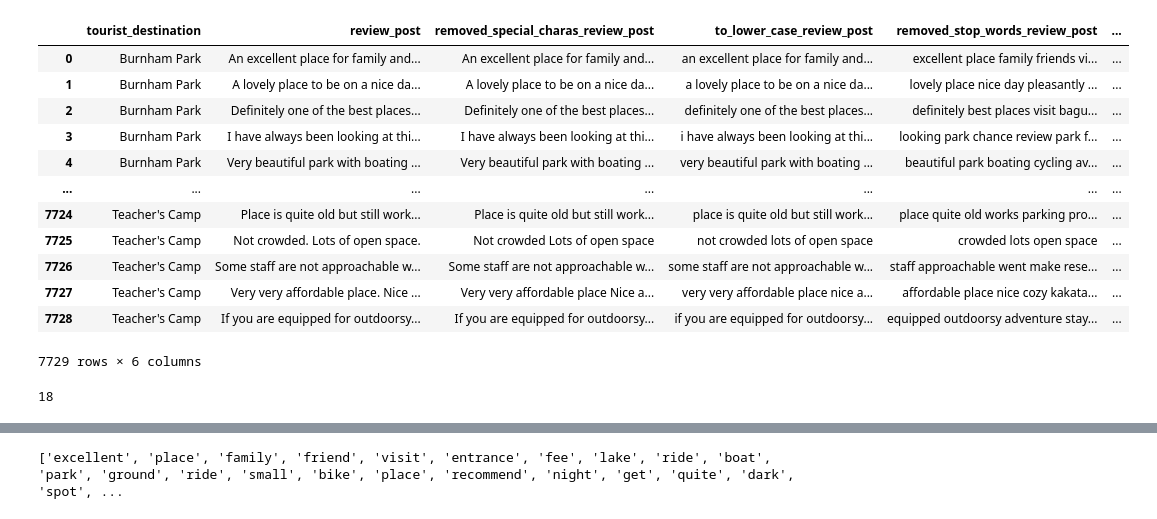
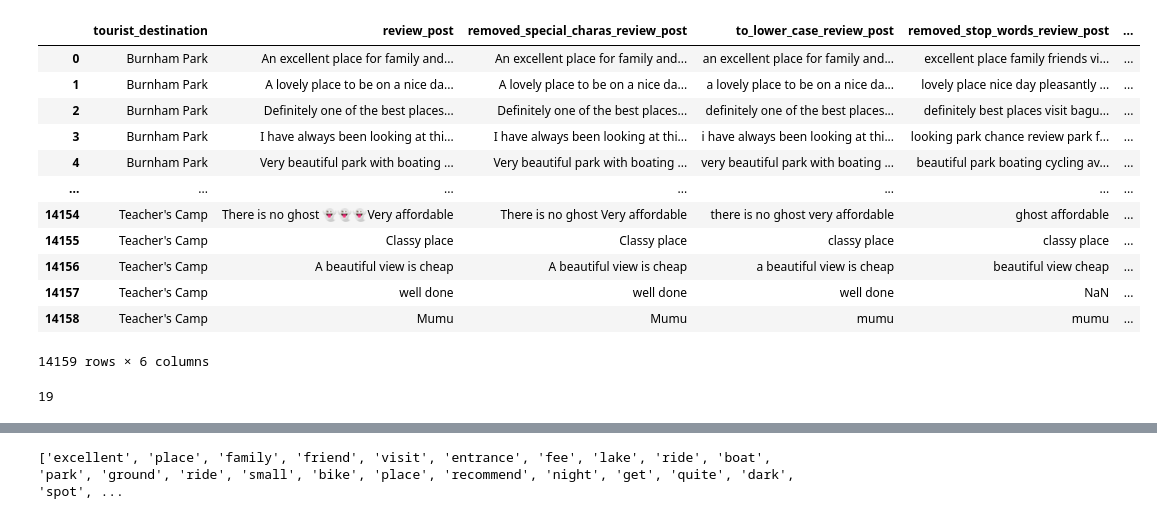
Before and after one commit to CS-HELL/PH-TouristSpots-Analysis, a Jupyter notebook: training/initial.ipynb, the cells around one changed output, grey strips where cells are left out. Cells and saved outputs as stored; diff of their text form; code cells hidden in the pictures.

```diff
--- a/training/initial.ipynb
+++ b/training/initial.ipynb
@@ -1,23 +1,24 @@
 # %%
 import pandas as pd
 
-data = pd.read_csv('../csv/cleaned/cleaned_variations_review_posts.csv')
+data = pd.read_csv('../csv/cleaned/cleaned_variations_review_posts2.csv')
 data
 # %% [output]
 |  | tourist_destination | review_post | removed_special_charas_review_post | to_lower_case_review_post | removed_stop_words_review_post | ... |
 | 0 | Burnham Park | An excellent place for family and... | An excellent place for family and... | an excellent place for family and... | excellent place family friends vi... | ... |
 | 1 | Burnham Park | A lovely place to be on a nice da... | A lovely place to be on a nice da... | a lovely place to be on a nice da... | lovely place nice day pleasantly ... | ... |
 | 2 | Burnham Park | Definitely one of the best places... | Definitely one of the best places... | definitely one of the best places... | definitely best places visit bagu... | ... |
 | 3 | Burnham Park | I have always been looking at thi... | I have always been looking at thi... | i have always been looking at thi... | looking park chance review park f... | ... |
 | 4 | Burnham Park | Very beautiful park with boating ... | Very beautiful park with boating ... | very beautiful park with boating ... | beautiful park boating cycling av... | ... |
 | ... | ... | ... | ... | ... | ... | ... |
-| 7724 | Teacher's Camp | Place is quite old but still work... | Place is quite old but still work... | place is quite old but still work... | place quite old works parking pro... | ... |
-| 7725 | Teacher's Camp | Not crowded. Lots of open space. | Not crowded Lots of open space | not crowded lots of open space | crowded lots open space | ... |
-| 7726 | Teacher's Camp | Some staff are not approachable w... | Some staff are not approachable w... | some staff are not approachable w... | staff approachable went make rese... | ... |
-| 7727 | Teacher's Camp | Very very affordable place. Nice ... | Very very affordable place Nice a... | very very affordable place nice a... | affordable place nice cozy kakata... | ... |
-| 7728 | Teacher's Camp | If you are equipped for outdoorsy... | If you are equipped for outdoorsy... | if you are equipped for outdoorsy... | equipped outdoorsy adventure stay... | ... |
+| 14154 | Teacher's Camp | There is no ghost 👻👻👻Very affordable | There is no ghost Very affordable | there is no ghost very affordable | ghost affordable | ... |
+| 14155 | Teacher's Camp | Classy place | Classy place | classy place | classy place | ... |
+| 14156 | Teacher's Camp | A beautiful view is cheap | A beautiful view is cheap | a beautiful view is cheap | beautiful view cheap | ... |
+| 14157 | Teacher's Camp | well done | well done | well done | NaN | ... |
+| 14158 | Teacher's Camp | Mumu | Mumu | mumu | mumu | ... |
-7729 rows × 6 columns
+14159 rows × 6 columns
 # %%
-print(len(list(data['tourist_destination'].unique())))
+tourist_destinations = data['tourist_destination']
+print(len(tourist_destinations.unique()))
 # %% [output]
-18
+19
```
Also changed, not shown: parts of 16 cells of this notebook, 5 other files.
